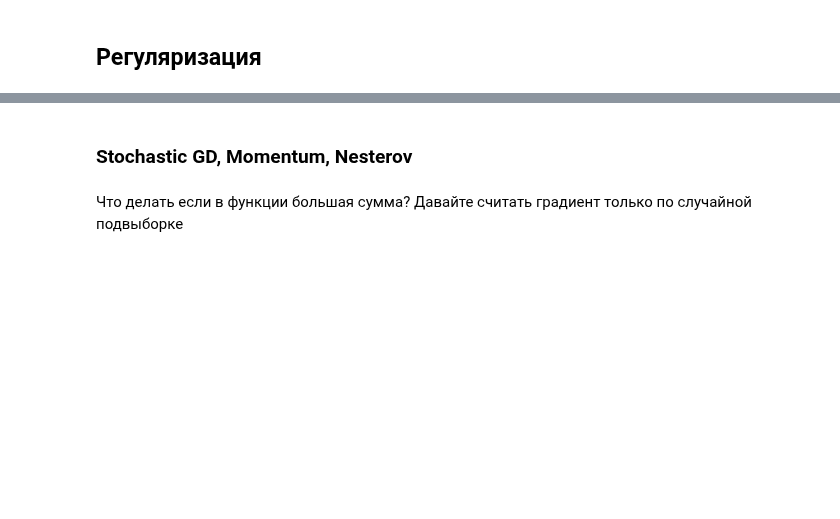
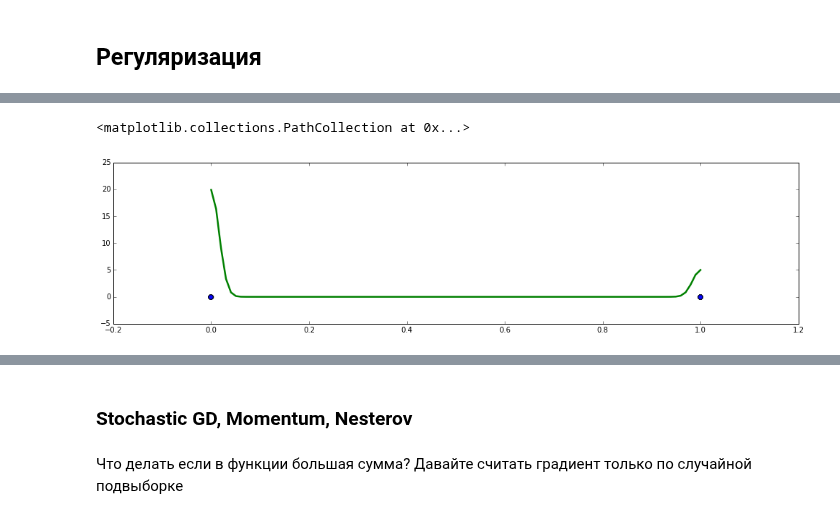
Before and after one commit to ml-mipt/ml-mipt-part1, a Jupyter notebook: 2018/seminars/7_linear_models/seminar7_v1.ipynb, the cells around one changed output, grey strips where cells are left out. Drawn from its saved outputs; the diff is of its cells as text; code cells hidden in the pictures; blank space fills up the shorter version.

```diff
--- a/2018/seminars/7_linear_models/seminar7_v1.ipynb
+++ b/2018/seminars/7_linear_models/seminar7_v1.ipynb
@@ -168,0 +328,13 @@ display.clear_output()
+# %%
+from scipy.stats import gaussian_kde
+dp = deprivation(X_train, newW, Y_train)
+figure(figsize=(17, 4))
+
+xs = linspace(min(dp), max(dp), 100)
+
+density = gaussian_kde(dp, bw_method=0.04)
+plot(xs, density(xs), linewidth=2.5, color='green')
+scatter(dp, zeros(len(dp)), s=40, alpha=0.15)
+# %% [output]
+<matplotlib.collections.PathCollection at 0x...>
+[figure, added]
```
Also changed, not shown: parts of 80 cells of this notebook, 3 other files.
